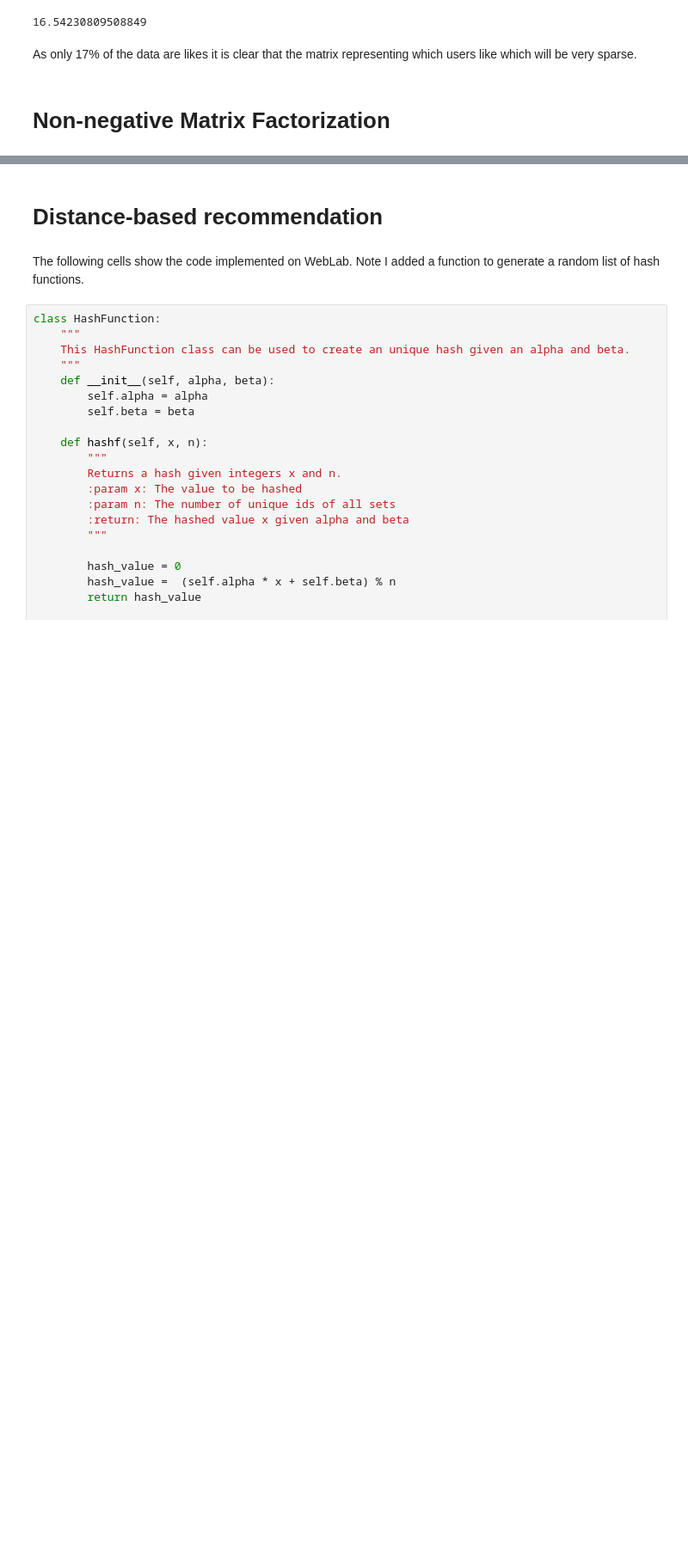
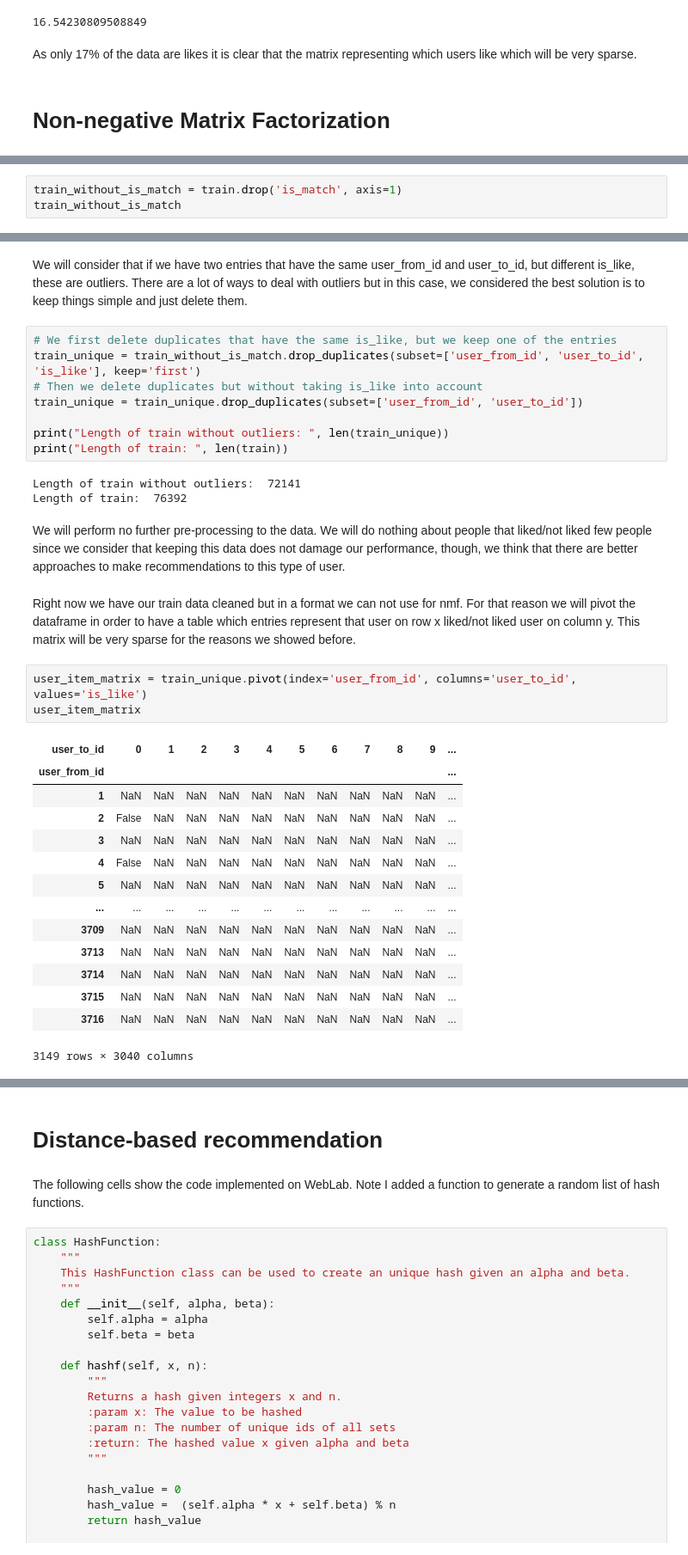
Before and after one commit to ignaciocunado/recommender-systems, a Jupyter notebook: recommender-systems.ipynb, the cells around one changed output, grey strips where cells are left out. Shown: that part at 86% size. Drawn from its saved outputs; the diff is of its cells as text; blank space fills up the shorter version.

```diff
--- a/recommender-systems.ipynb
+++ b/recommender-systems.ipynb
@@ -83,0 +144,3 @@ As only 17% of the data are likes it is clear that the matrix representing which
+# %%
+train_without_is_match = train.drop('is_match', axis=1)
+train_without_is_match
@@ -83,0 +161,37 @@ As only 17% of the data are likes it is clear that the matrix representing which
+# %% [markdown]
+We will consider that if we have two entries that have the same user_from_id and user_to_id, but different is_like, these are outliers.
+There are a lot of ways to deal with outliers but in this case, we considered the best solution is to keep things simple and just delete them.
+# %%
+# We first delete duplicates that have the same is_like, but we keep one of the entries
+train_unique = train_without_is_match.drop_duplicates(subset=['user_from_id', 'user_to_id', 'is_like'], keep='first')
+# Then we delete duplicates but without taking is_like into account
+train_unique = train_unique.drop_duplicates(subset=['user_from_id', 'user_to_id'])
+
+print("Length of train without outliers: ", len(train_unique))
+print("Length of train: ", len(train))
+# %% [output]
+Length of train without outliers:  72141
+Length of train:  76392
+# %% [markdown]
+We will perform no further pre-processing to the data. We will do nothing about people that liked/not liked few people since we consider that keeping this data does not damage our performance, though, we think that there are better approaches to make recommendations to this type of user.
+# %% [markdown]
+Right now we have our train data cleaned but in a format we can not use for nmf. For that reason we will pivot the dataframe in order to have a table which entries represent that user on row x liked/not liked user on column y.
+This matrix will be very sparse for the reasons we showed before.
+# %%
+user_item_matrix = train_unique.pivot(index='user_from_id', columns='user_to_id', values='is_like')
+user_item_matrix
+# %% [output]
+| user_to_id | 0 | 1 | 2 | 3 | 4 | 5 | 6 | 7 | 8 | 9 | ... |
+| user_from_id |  |  |  |  |  |  |  |  |  |  | ... |
+| 1 | NaN | NaN | NaN | NaN | NaN | NaN | NaN | NaN | NaN | NaN | ... |
+| 2 | False | NaN | NaN | NaN | NaN | NaN | NaN | NaN | NaN | NaN | ... |
+| 3 | NaN | NaN | NaN | NaN | NaN | NaN | NaN | NaN | NaN | NaN | ... |
+| 4 | False | NaN | NaN | NaN | NaN | NaN | NaN | NaN | NaN | NaN | ... |
+| 5 | NaN | NaN | NaN | NaN | NaN | NaN | NaN | NaN | NaN | NaN | ... |
+| ... | ... | ... | ... | ... | ... | ... | ... | ... | ... | ... | ... |
+| 3709 | NaN | NaN | NaN | NaN | NaN | NaN | NaN | NaN | NaN | NaN | ... |
+| 3713 | NaN | NaN | NaN | NaN | NaN | NaN | NaN | NaN | NaN | NaN | ... |
+| 3714 | NaN | NaN | NaN | NaN | NaN | NaN | NaN | NaN | NaN | NaN | ... |
+| 3715 | NaN | NaN | NaN | NaN | NaN | NaN | NaN | NaN | NaN | NaN | ... |
+| 3716 | NaN | NaN | NaN | NaN | NaN | NaN | NaN | NaN | NaN | NaN | ... |
+3149 rows × 3040 columns
```
Also changed, not shown: parts of 29 cells of this notebook.
